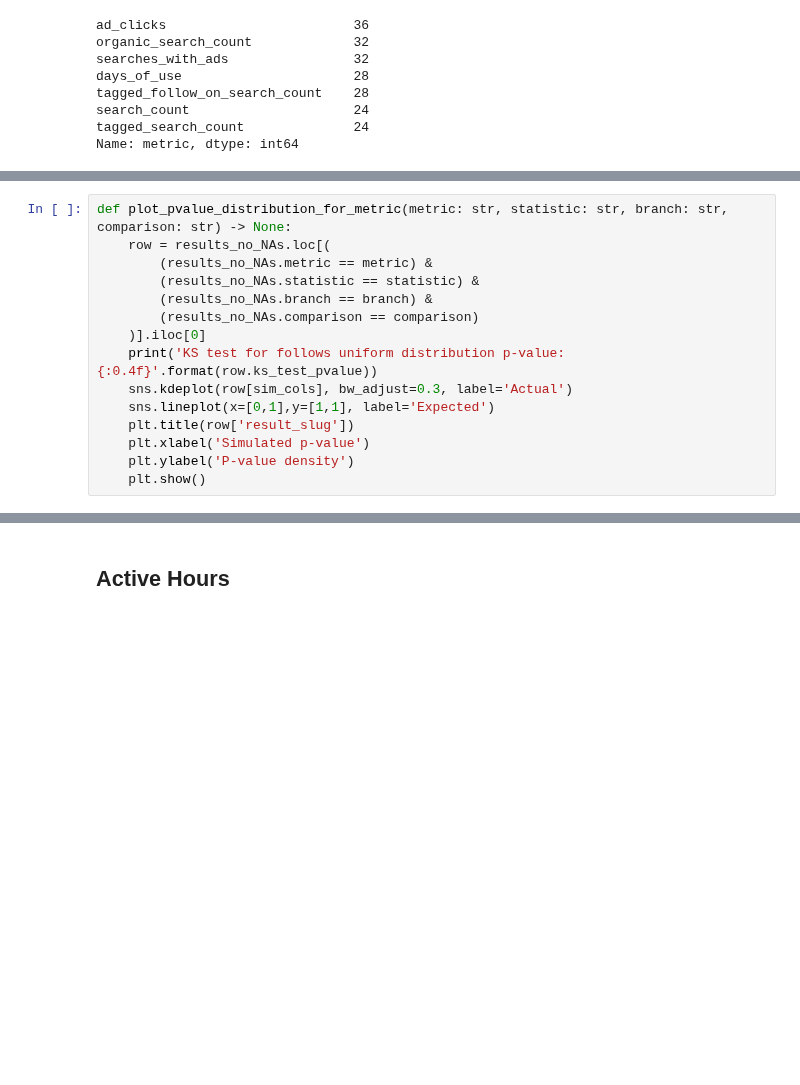
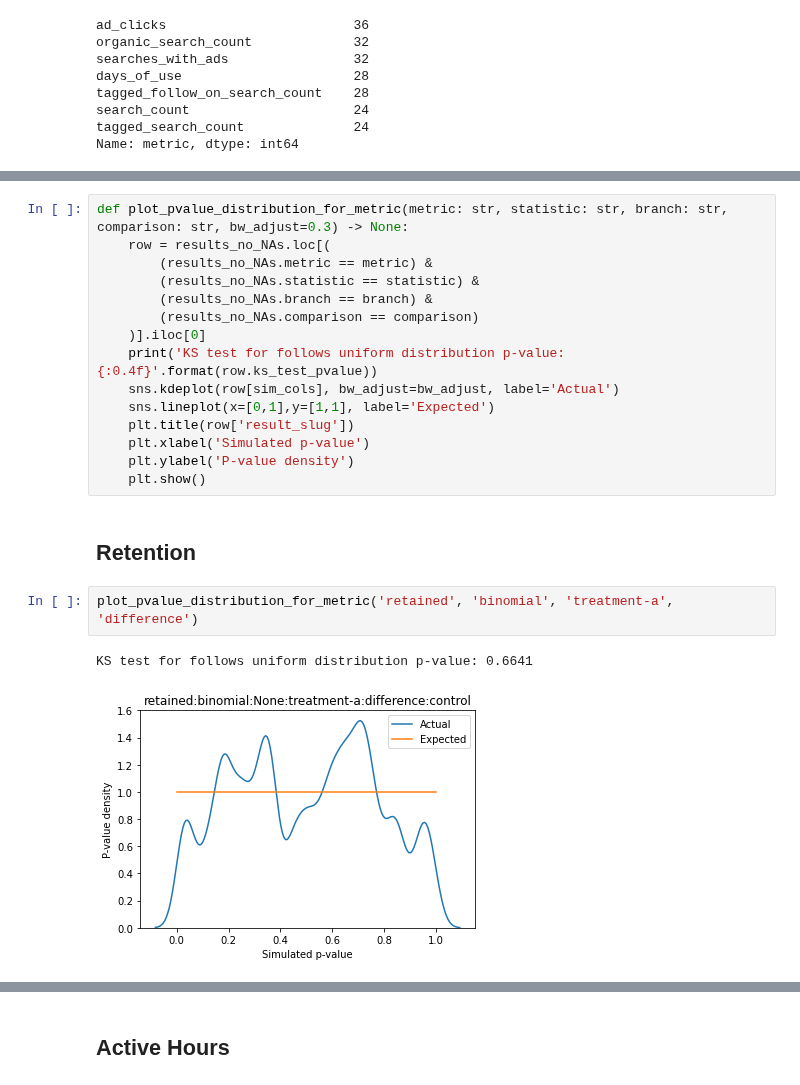
Before and after one commit to mozilla/jetstream, a Jupyter notebook: Analyze Multiple Simulations.ipynb, the cells around one changed output, grey strips where cells are left out. Drawn from its saved outputs; the diff is of its cells as text; blank space fills up the shorter version.

```diff
--- a/Analyze Multiple Simulations.ipynb
+++ b/Analyze Multiple Simulations.ipynb
@@ -185,6 +190,6 @@ separate_search_engine            4
 Name: metric, dtype: int64
 # %%
-def plot_pvalue_distribution_for_metric(metric: str, statistic: str, branch: str, comparison: str) -> None:
+def plot_pvalue_distribution_for_metric(metric: str, statistic: str, branch: str, comparison: str, bw_adjust=0.3) -> None:
     row = results_no_NAs.loc[(
         (results_no_NAs.metric == metric) &
         (results_no_NAs.statistic == statistic) &
@@ -192,9 +197,16 @@ def plot_pvalue_distribution_for_metric(metric: str, statistic: str, branch: str
         (results_no_NAs.comparison == comparison)
     )].iloc[0]
     print('KS test for follows uniform distribution p-value: {:0.4f}'.format(row.ks_test_pvalue))
-    sns.kdeplot(row[sim_cols], bw_adjust=0.3, label='Actual')
+    sns.kdeplot(row[sim_cols], bw_adjust=bw_adjust, label='Actual')
     sns.lineplot(x=[0,1],y=[1,1], label='Expected')
     plt.title(row['result_slug'])
     plt.xlabel('Simulated p-value')
     plt.ylabel('P-value density')
     plt.show()
+# %% [markdown]
+## Retention
+# %%
+plot_pvalue_distribution_for_metric('retained', 'binomial', 'treatment-a', 'difference')
+# %% [output]
+KS test for follows uniform distribution p-value: 0.6641
+[figure, added]
```
Also changed, not shown: parts of 40 cells of this notebook.
